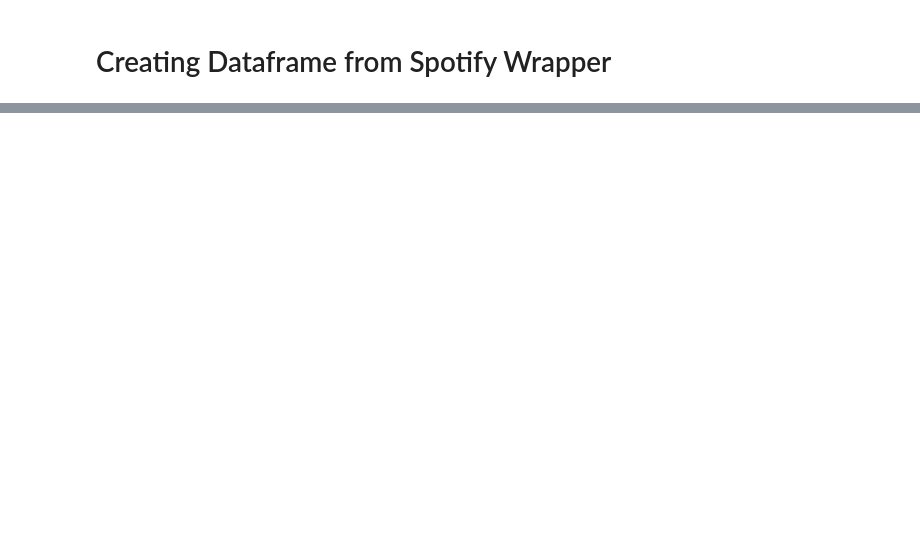
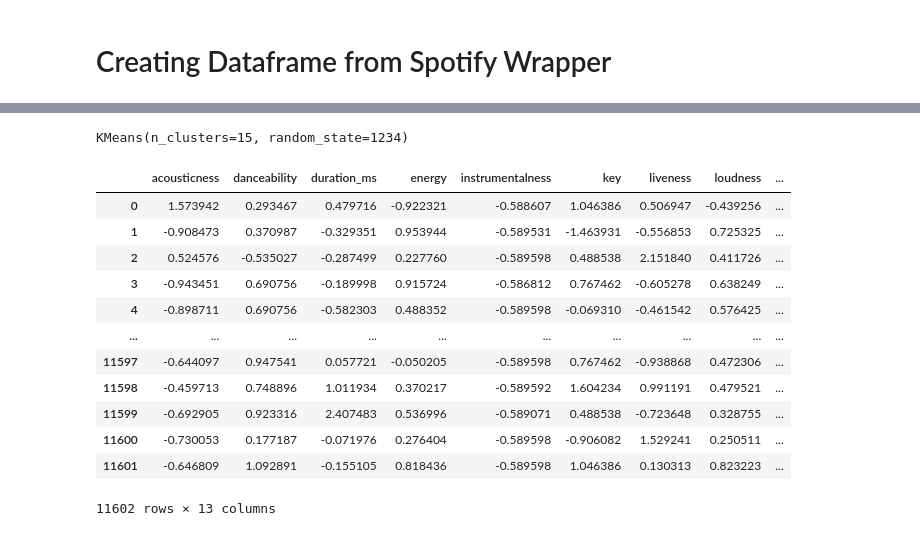
Before and after one commit to ProfGeller/spotify_app, a Jupyter notebook: music_app.ipynb, the cells around one changed output, grey strips where cells are left out. Cells and saved outputs as stored; diff of their text form; code cells hidden in the pictures; blank space fills up the shorter version.

```diff
--- a/music_app.ipynb
+++ b/music_app.ipynb
@@ -159,0 +186,8 @@ spotifydf.to_csv('spotifydf.csv')
+# %%
+# drop categorical columns - track_names, artist1, artist2
+X_prep = df.select_dtypes(include = ['float64'])
+# %%
+# Standardize
+from sklearn.preprocessing import StandardScaler
+scaler = StandardScaler().fit(X_prep)
+X_prep_np = scaler.transform(X_prep)
@@ -159,0 +219,25 @@ spotifydf.to_csv('spotifydf.csv')
+# %%
+# applying Model
+from sklearn.cluster import KMeans
+
+#setting clusters
+kmeans = KMeans(n_clusters = 15, random_state=1234)
+kmeans.fit(X_prep_df)
+# %% [output]
+KMeans(n_clusters=15, random_state=1234)
+# %%
+X_prep_df
+# %% [output]
+|  | acousticness | danceability | duration_ms | energy | instrumentalness | key | liveness | loudness | ... |
+| 0 | 1.573942 | 0.293467 | 0.479716 | -0.922321 | -0.588607 | 1.046386 | 0.506947 | -0.439256 | ... |
+| 1 | -0.908473 | 0.370987 | -0.329351 | 0.953944 | -0.589531 | -1.463931 | -0.556853 | 0.725325 | ... |
+| 2 | 0.524576 | -0.535027 | -0.287499 | 0.227760 | -0.589598 | 0.488538 | 2.151840 | 0.411726 | ... |
+| 3 | -0.943451 | 0.690756 | -0.189998 | 0.915724 | -0.586812 | 0.767462 | -0.605278 | 0.638249 | ... |
+| 4 | -0.898711 | 0.690756 | -0.582303 | 0.488352 | -0.589598 | -0.069310 | -0.461542 | 0.576425 | ... |
+| ... | ... | ... | ... | ... | ... | ... | ... | ... | ... |
+| 11597 | -0.644097 | 0.947541 | 0.057721 | -0.050205 | -0.589598 | 0.767462 | -0.938868 | 0.472306 | ... |
+| 11598 | -0.459713 | 0.748896 | 1.011934 | 0.370217 | -0.589592 | 1.604234 | 0.991191 | 0.479521 | ... |
+| 11599 | -0.692905 | 0.923316 | 2.407483 | 0.536996 | -0.589071 | 0.488538 | -0.723648 | 0.328755 | ... |
+| 11600 | -0.730053 | 0.177187 | -0.071976 | 0.276404 | -0.589598 | -0.906082 | 1.529241 | 0.250511 | ... |
+| 11601 | -0.646809 | 1.092891 | -0.155105 | 0.818436 | -0.589598 | 1.046386 | 0.130313 | 0.823223 | ... |
+11602 rows × 13 columns
```
Also changed, not shown: parts of 53 cells of this notebook.
